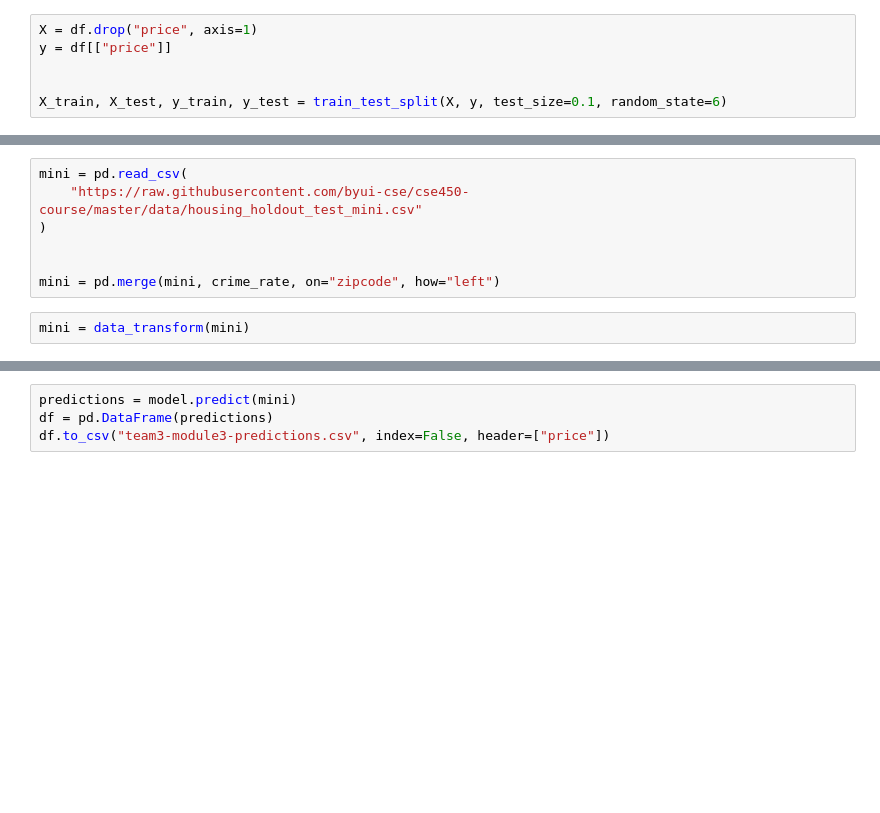
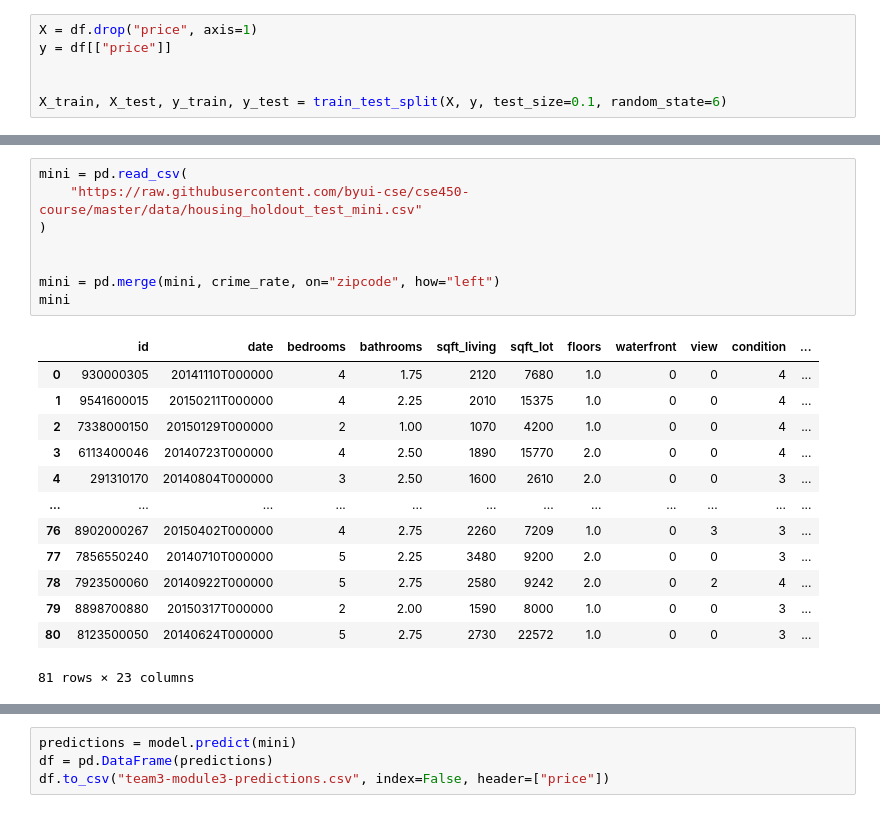
Before and after one commit to nlunce/cse450, a Jupyter notebook: module-03/LGBM.ipynb, the cells around one changed output, grey strips where cells are left out. Saved outputs shown, nothing was run; the diff lists cells and outputs as text; blank space fills up the shorter version.

```diff
--- a/module-03/LGBM.ipynb
+++ b/module-03/LGBM.ipynb
@@ -68,9 +134,22 @@ R^2: 0.922991037253758
 # %%
 mini = pd.read_csv(
     "https://raw.githubusercontent.com/byui-cse/cse450-course/master/data/housing_holdout_test_mini.csv"
 )
 
 
 mini = pd.merge(mini, crime_rate, on="zipcode", how="left")
+mini
+# %% [output]
+|  | id | date | bedrooms | bathrooms | sqft_living | sqft_lot | floors | waterfront | view | condition | ... |
+| 0 | 930000305 | 20141110T000000 | 4 | 1.75 | 2120 | 7680 | 1.0 | 0 | 0 | 4 | ... |
+| 1 | 9541600015 | 20150211T000000 | 4 | 2.25 | 2010 | 15375 | 1.0 | 0 | 0 | 4 | ... |
+| 2 | 7338000150 | 20150129T000000 | 2 | 1.00 | 1070 | 4200 | 1.0 | 0 | 0 | 4 | ... |
+| 3 | 6113400046 | 20140723T000000 | 4 | 2.50 | 1890 | 15770 | 2.0 | 0 | 0 | 4 | ... |
+| 4 | 291310170 | 20140804T000000 | 3 | 2.50 | 1600 | 2610 | 2.0 | 0 | 0 | 3 | ... |
+| ... | ... | ... | ... | ... | ... | ... | ... | ... | ... | ... | ... |
+| 76 | 8902000267 | 20150402T000000 | 4 | 2.75 | 2260 | 7209 | 1.0 | 0 | 3 | 3 | ... |
+| 77 | 7856550240 | 20140710T000000 | 5 | 2.25 | 3480 | 9200 | 2.0 | 0 | 0 | 3 | ... |
+| 78 | 7923500060 | 20140922T000000 | 5 | 2.75 | 2580 | 9242 | 2.0 | 0 | 2 | 4 | ... |
+| 79 | 8898700880 | 20150317T000000 | 2 | 2.00 | 1590 | 8000 | 1.0 | 0 | 0 | 3 | ... |
+| 80 | 8123500050 | 20140624T000000 | 5 | 2.75 | 2730 | 22572 | 1.0 | 0 | 0 | 3 | ... |
+81 rows × 23 columns
-# %%
-mini = data_transform(mini)
```
Also changed, not shown: parts of 7 cells of this notebook, 3 other files.
